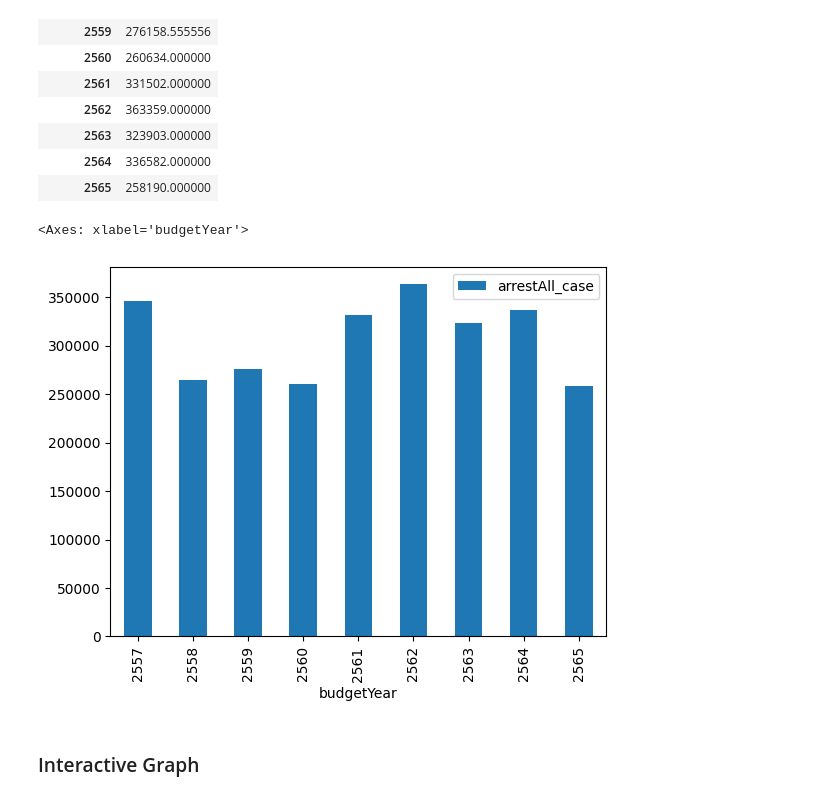
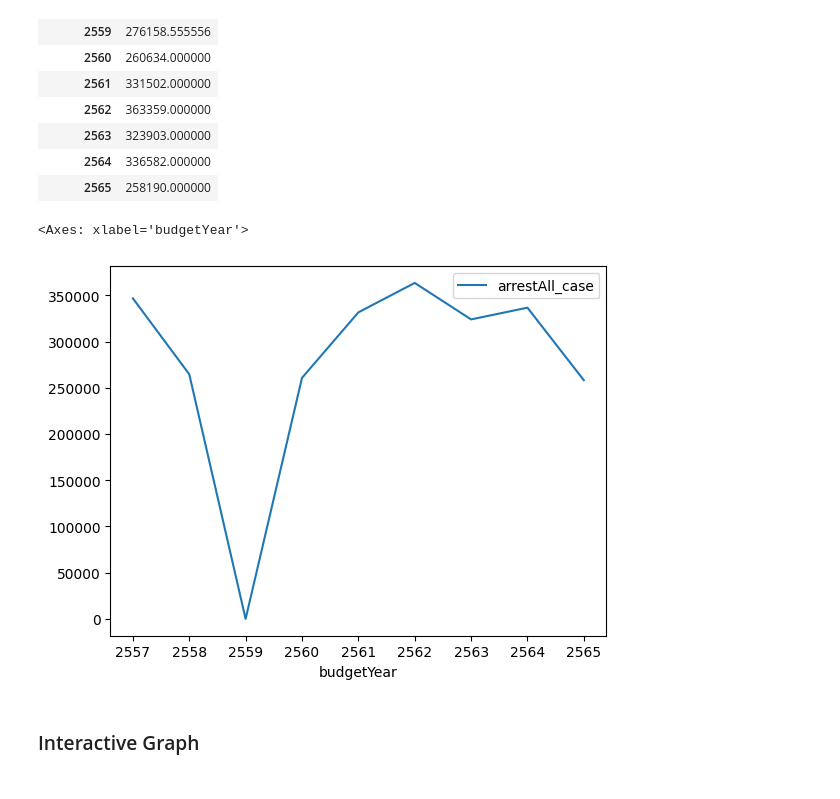
Before and after one commit to punnnnnnnnn/assignments2, a Jupyter notebook: data-go.ipynb, the cells around one changed output. Cells and saved outputs as stored; diff of their text form; code cells hidden in the pictures.

```diff
--- a/data-go.ipynb
+++ b/data-go.ipynb
@@ -88,10 +88,10 @@ tmp
 | 2564 | 336582.000000 |
 | 2565 | 258190.000000 |
 # %%
-tmp.plot(kind = "bar")
+tmp.plot(kind = "line")
 # %% [output]
 <Axes: xlabel='budgetYear'>
-[figure, old version]
+[figure, new version]
 # %% [markdown]
 ### Interactive Graph
 # %%
```
